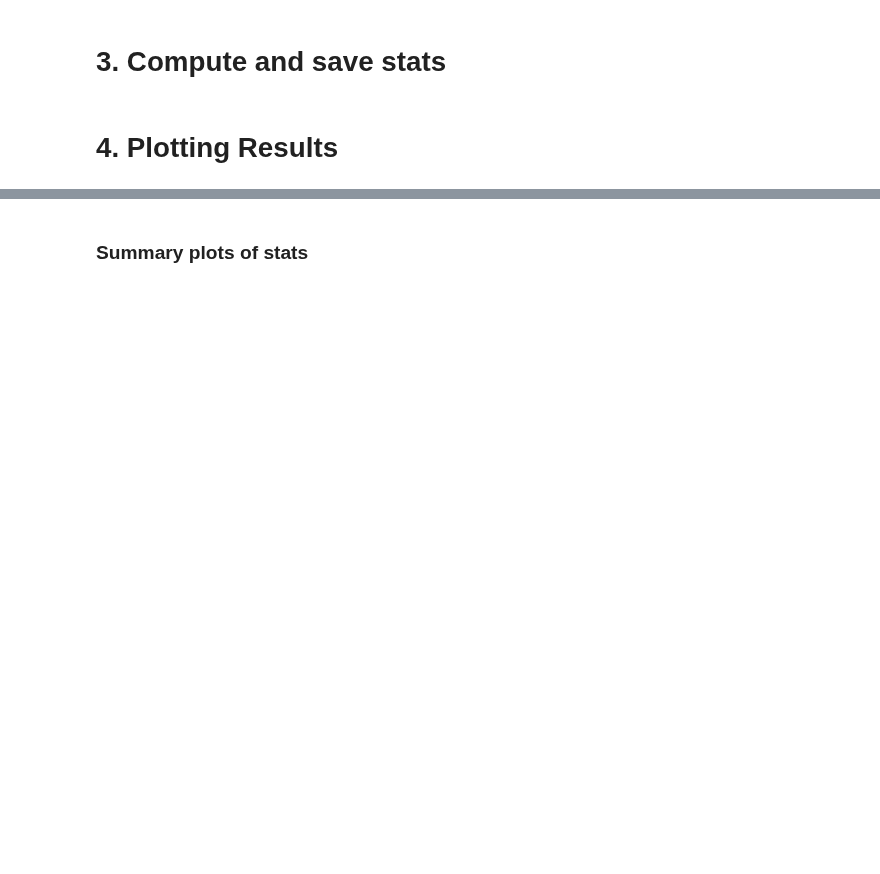
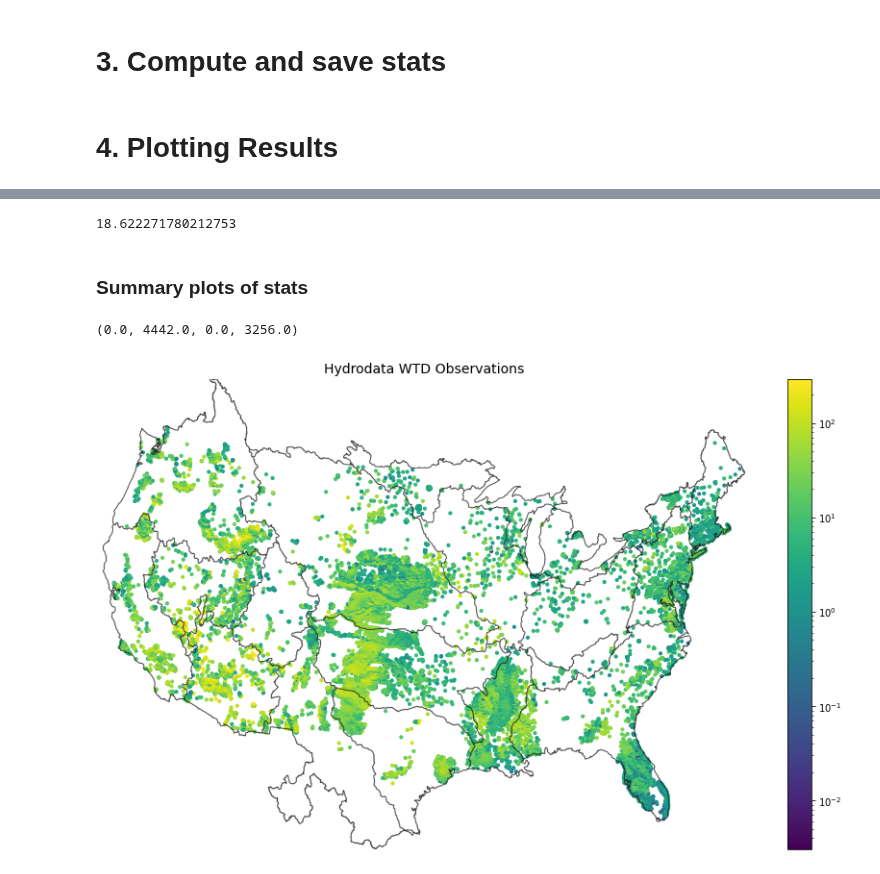
Before and after one commit to danielletijerina/PFCONUS2-analysis, a Jupyter notebook: scripts/Validation/WTD/Steady_State_WTD/compare_WTD_steady_state.ipynb, the cells around one changed output, grey strips where cells are left out. Cells and saved outputs as stored; diff of their text form; code cells hidden in the pictures; blank space fills up the shorter version.

```diff
--- a/scripts/Validation/WTD/Steady_State_WTD/compare_WTD_steady_state.ipynb
+++ b/scripts/Validation/WTD/Steady_State_WTD/compare_WTD_steady_state.ipynb
@@ -331,3 +448,7 @@ from mpl_toolkits.basemap import Basemap as Basemap
 CONUS2_mask = Image.open('/hydrodata/PFCLM/CONUS2_baseline/inputs/domain_files/CONUS2.0.Final1km.Mask.tif')
 mask_array = np.array(CONUS2_mask)
 HUC2_outline = Image.open('/hydrodata/temp/CONUS2_transfers/CONUS2/CONUS2_from_ucsm0002/domain_files/CONUS2_outline_with_HUC2_noSqrBorder.png')
+# %%
+obs = pd.read_csv(f'{organized_dir}/{obs_matched_csv}',index_col=['site_id'])
+metadata = pd.read_csv(f'{organized_dir}/{metadata_matched_csv}',index_col=['site_id'])
+pf_wtd_matched = pd.read_csv(f'{organized_dir}/{pf_matched_csv}',index_col=['site_id'])
@@ -334,3 +464,7 @@ HUC2_outline = Image.open('/hydrodata/temp/CONUS2_transfers/CONUS2/CONUS2_from_u
+# %%
+np.nanmean(longTermMean)
+# %% [output]
+18.622271780212753
 # %%
 # # Read in CONUS2 mask for map plot border
 # CONUS2_mask = Image.open('/hydrodata/PFCLM/CONUS2_baseline/inputs/domain_files/CONUS2.0.Final1km.Mask.tif')
@@ -347,0 +482,12 @@ timeseries_plot_dir = 'Timeseries_2003_Precip_SNOTEL'
+# %%
+fig, ax = plt.subplots(1,1,figsize=(16,9))
+im = ax.imshow(HUC2_outline, extent=[0, 4442, 0, 3256],zorder=2)
+points = ax.scatter(metadata.conus2_x,metadata.conus2_y, c=obs.wtd, norm=mpl.colors.LogNorm(), zorder=1, s=10) #
+plt.title(f'Hydrodata WTD Observations', fontsize=14)
+plt.colorbar(points)
+plt.axis('off')
+# plt.savefig(f'{plot_dir}/{summary_plot_dir}/WY{water_year}_SNOTEL_CW3E_{variable}_AbsRelBias_Map.png',\
+#             dpi = 200, facecolor='white', transparent=False, bbox_inches="tight")
+# %% [output]
+(0.0, 4442.0, 0.0, 3256.0)
+[figure, added]
```
Also changed, not shown: parts of 54 cells of this notebook, 7 other files.
